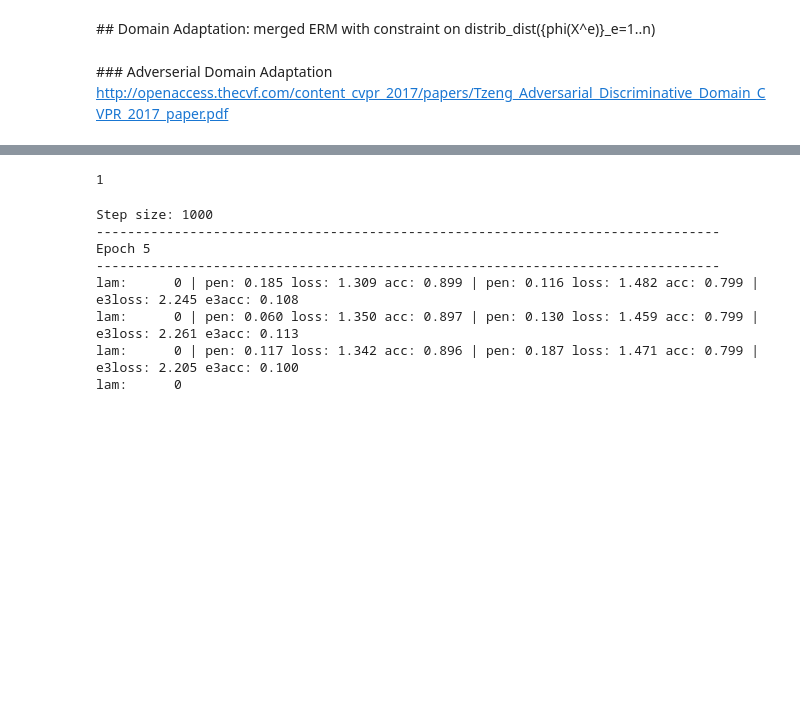
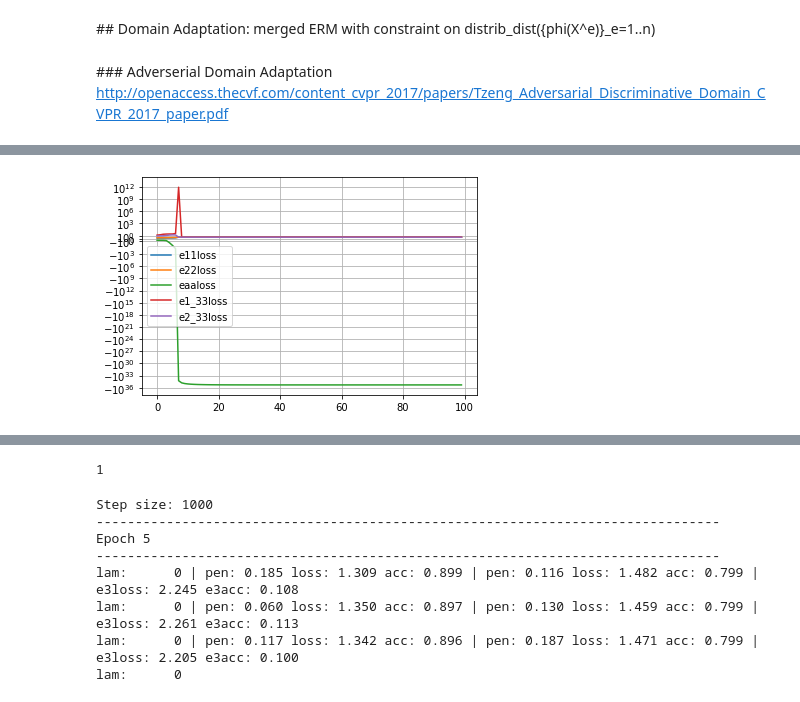
Before and after one commit to oddskool/invariant_risk_minimization_reproduced, a Jupyter notebook: mnist.ipynb, the cells around one changed output, grey strips where cells are left out. Cells and saved outputs as stored; diff of their text form; code cells hidden in the pictures; blank space fills up the shorter version.

```diff
--- a/mnist.ipynb
+++ b/mnist.ipynb
@@ -504,9 +504,12 @@ for _ in range(100):
 # %%
-for k in ('e11acc','e22acc','eaaacc','e1_33acc','e2_33acc'):
+for k in ('e11acc','e22acc',
+          'eaaacc','e1_33acc','e2_33acc'):
     plt.plot(logs[k[:-3]+'loss'], label=k[:-3]+'loss')
 plt.legend(loc='center left')
 plt.grid()
 plt.yscale('symlog')
+# %% [output]
+[figure, added]
 # %%
 for k in ('e11acc','e22acc','eaaacc','e1_33acc','e2_33acc'):
     plt.plot(logs[k], label=k)
```
Also changed, not shown: parts of 15 cells of this notebook.
